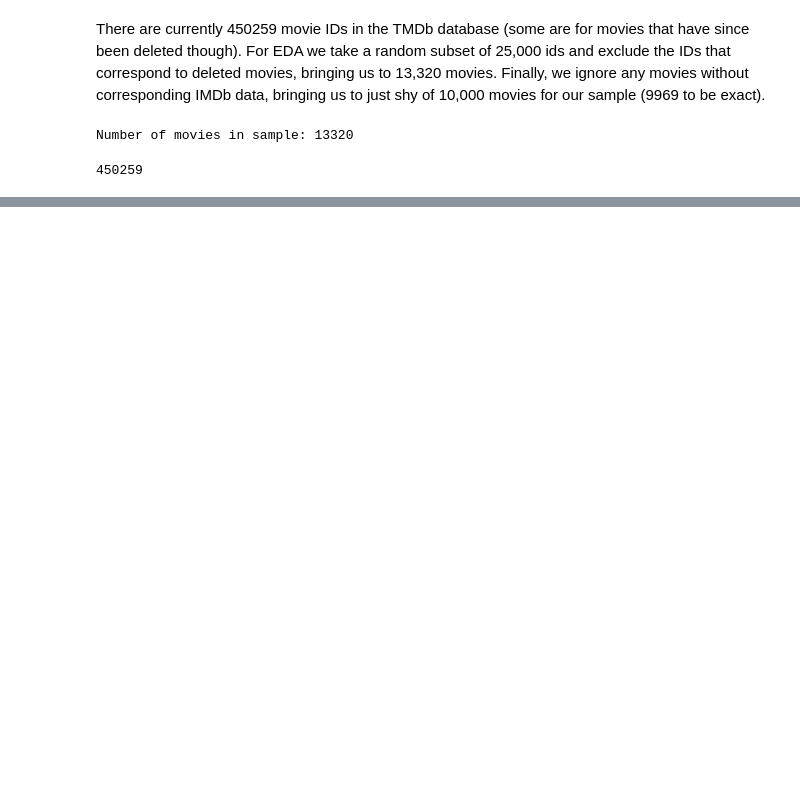
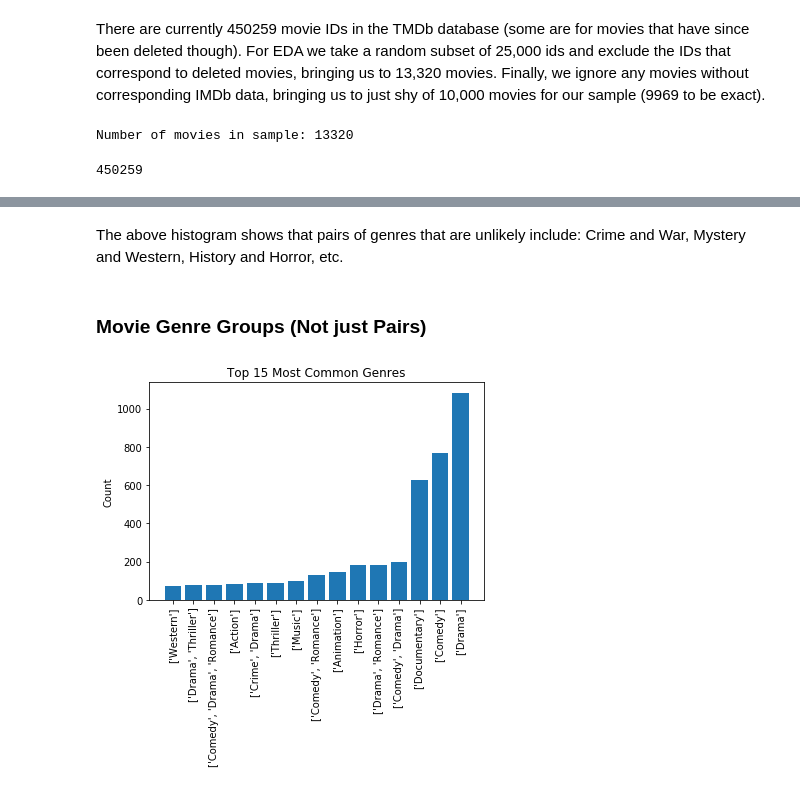
Before and after one commit to cocochrane/CS109B_FinalProject, a Jupyter notebook: Milestone1.ipynb, the cells around one changed output, grey strips where cells are left out. Cells and saved outputs as stored; diff of their text form; code cells hidden in the pictures; blank space fills up the shorter version.

```diff
--- a/Milestone1.ipynb
+++ b/Milestone1.ipynb
@@ -263,0 +323,39 @@ plt.show()
+# %% [markdown]
+The above histogram shows that pairs of genres that are unlikely include: Crime and War, Mystery and Western, History and Horror, etc.
+# %% [markdown]
+### Movie Genre Groups (Not just Pairs)
+# %%
+popularity_subset = []
+revenue_subset = []
+genres_subset = []
+names_subset = []
+colours = []
+
+genre_ops = list(set([str(sorted(i['genres'])) for i in TMDB_dictionary.values()]))
+genre_counts = [0]*len(genre_ops)
+
+for c in TMDB_dictionary.values():
+    rev = int(c['revenue'])
+    pop = float(c['popularity'])
+    gen = c['genres']
+    title = c['title']
+    genre_counts[genre_ops.index(str(sorted(gen)))] += 1
+
+idx = np.argsort(genre_counts)
+count = [genre_counts[i] for i in idx][-16:-1]
+genres = [genre_ops[i] for i in idx][-16:-1]
+place = range(len(count))
+
+fig, axs = plt.subplots(1)
+axs.bar(place, count)
+plt.xticks(place, genres)
+axs.set_title("Top 15 Most Common Genres")
+axs.set_ylabel('Count')
+
+for label in axs.get_xmajorticklabels():
+    label.set_rotation(90)
+    label.set_horizontalalignment("center")
+
+plt.show()
+# %% [output]
+[figure, added]
```
Also changed, not shown: parts of 53 cells of this notebook.
